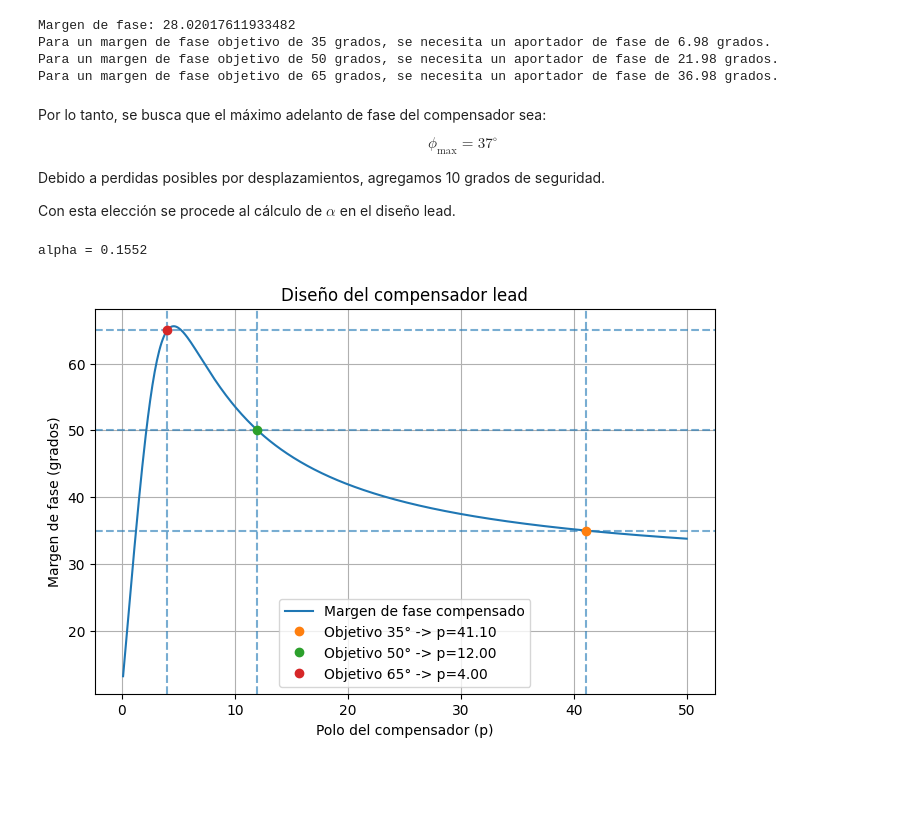
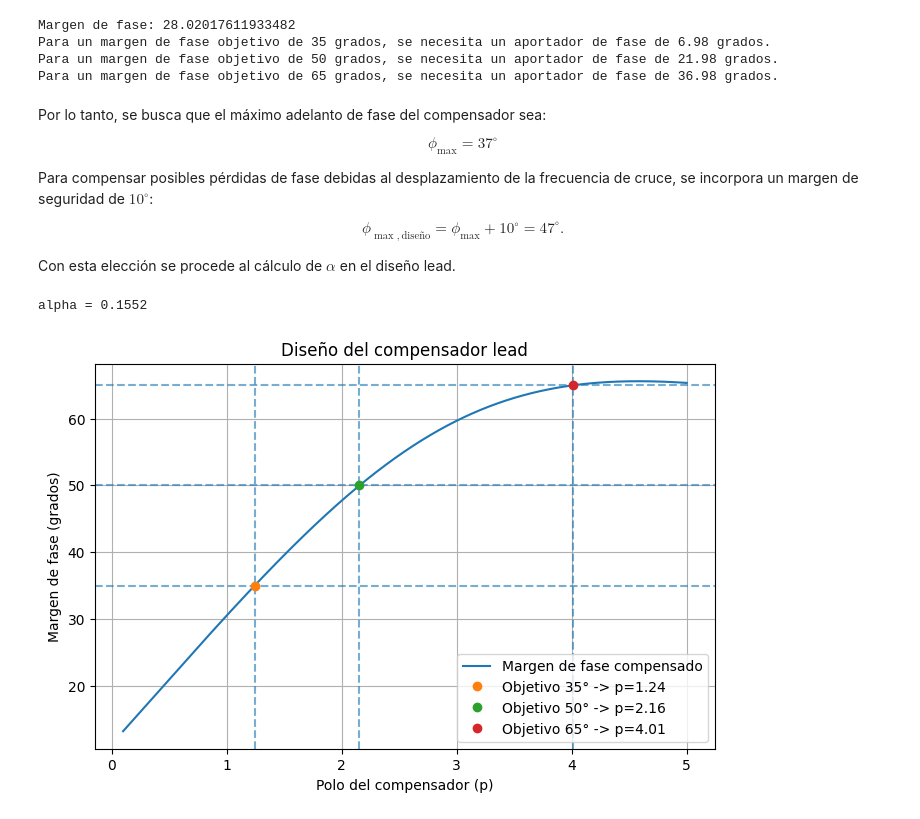
Before and after one commit to LucioLuque/Control-TP1, a Jupyter notebook: parte2.ipynb, the cells around one changed output. Cells and saved outputs as stored; diff of their text form; code cells hidden in the pictures; blank space fills up the shorter version.

```diff
--- a/parte2.ipynb
+++ b/parte2.ipynb
@@ -185,7 +187,11 @@ $$
 \phi_{\max}=37^\circ
 $$
 
-Debido a perdidas posibles por desplazamientos, agregamos 10 grados de seguridad.
+Para compensar posibles pérdidas de fase debidas al desplazamiento de la frecuencia de cruce, se incorpora un margen de seguridad de $10^\circ$:
+
+$$
+\phi_{\max,\text{diseño}}=\phi_{\max}+10^\circ=47^\circ.
+$$
 
 Con esta elección se procede al cálculo de $\alpha$ en el diseño lead.
 # %%
@@ -196,35 +202,37 @@ print(f'alpha = {alpha:.4f}')
 # %% [output]
 alpha = 0.1552
 # %%
-possible_poles = np.linspace(0.1, 10, 500)
+possible_poles = np.linspace(0.1, 5, 1000)
 Kc = 1 / alpha
 
 phase_margins = []
 for p in possible_poles:
     z = alpha * p
     lead_tf = ctrl.TransferFunction([Kc, Kc * z], [1, p])
     pm = ctrl.margin(G * lead_tf)[1]
     phase_margins.append(pm if np.isfinite(pm) else np.nan)
 
 phase_margins = np.array(phase_margins)
 
 plt.figure(figsize=(8, 5))
 plt.plot(possible_poles, phase_margins, label='Margen de fase compensado')
+poles = []
 
 for target_pm in target_margins:
     idx = np.nanargmin(np.abs(phase_margins - target_pm))
     p_opt = possible_poles[idx]
     pm_opt = phase_margins[idx]
 
     plt.axhline(target_pm, linestyle='--', alpha=0.6)
     plt.axvline(p_opt, linestyle='--', alpha=0.6)
     plt.plot(p_opt, pm_opt, 'o', label=f'Objetivo {target_pm}° -> p={p_opt:.2f}')
+    poles.append(p_opt)
 
 plt.xlabel('Polo del compensador (p)')
 plt.ylabel('Margen de fase (grados)')
 plt.title('Diseño del compensador lead')
 plt.grid(True)
 plt.legend()
 plt.show()
 # %% [output]
-[figure, old version]
+[figure, new version]
```
Also changed, not shown: parts of 11 cells of this notebook.
